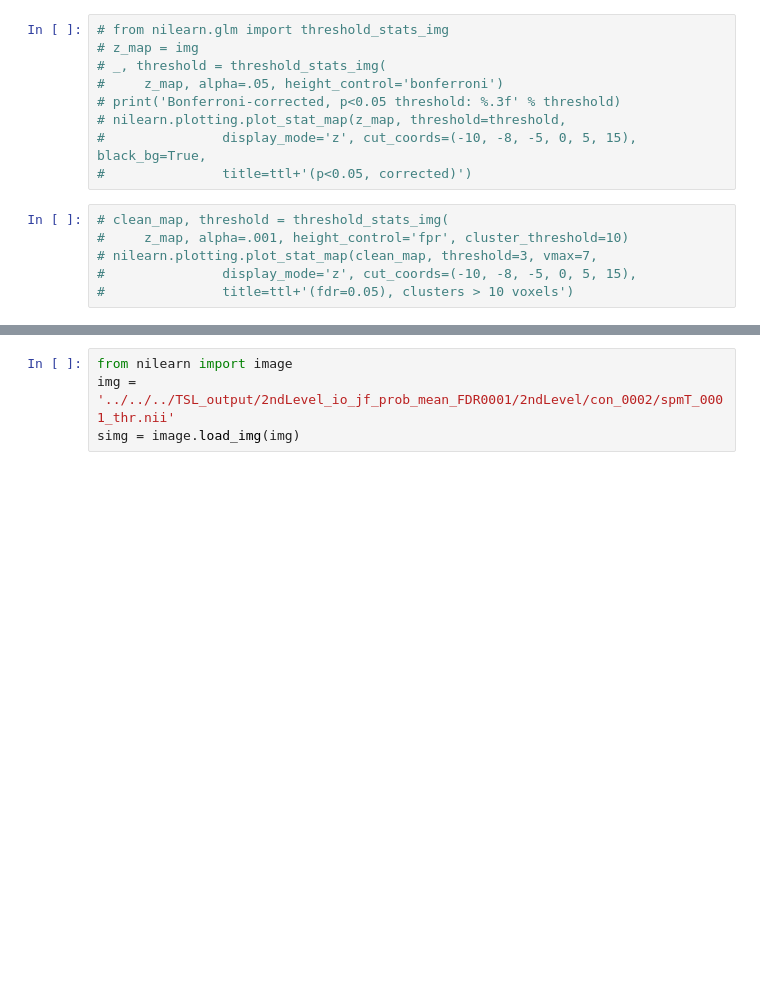
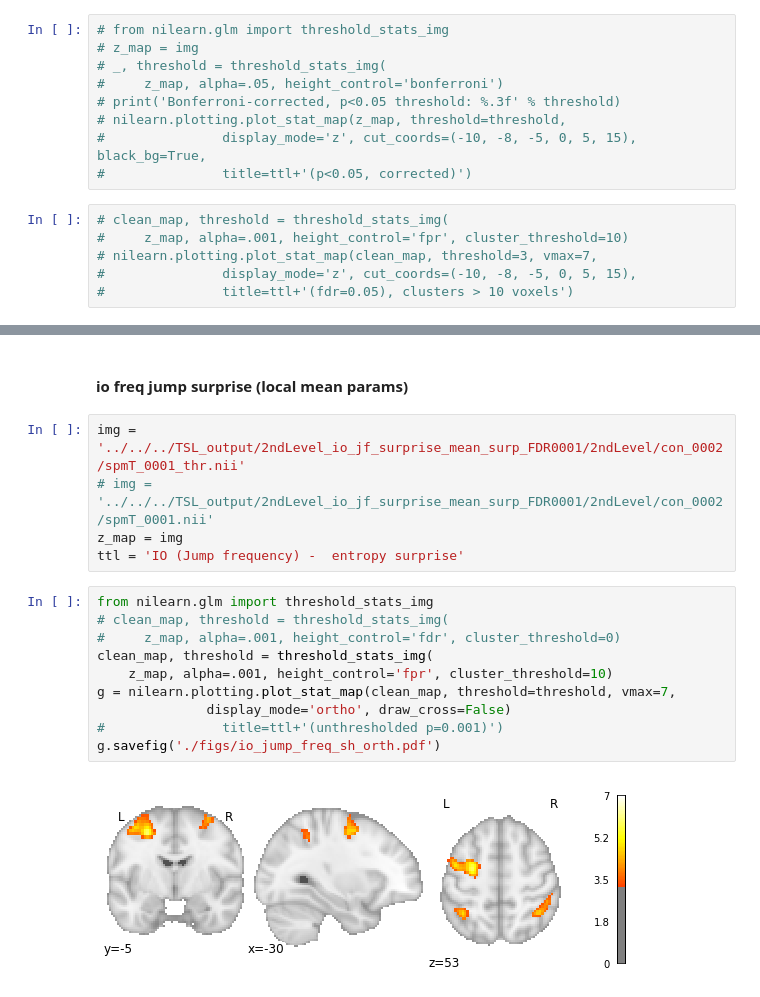
Before and after one commit to syzhang/tsl_hbi, a Jupyter notebook: imaging_plot/visualise.ipynb, the cells around one changed output, grey strips where cells are left out. Saved outputs shown, nothing was run; the diff lists cells and outputs as text; blank space fills up the shorter version.

```diff
--- a/imaging_plot/visualise.ipynb
+++ b/imaging_plot/visualise.ipynb
@@ -494,6 +512,21 @@ print(table.to_latex())
 \bottomrule
 \end{tabular}
-# %%
-from nilearn import image
-img = '../../../TSL_output/2ndLevel_io_jf_prob_mean_FDR0001/2ndLevel/con_0002/spmT_0001_thr.nii'
-simg = image.load_img(img)
+# %% [markdown]
+#### io freq jump surprise (local mean params)
+# %%
+img = '../../../TSL_output/2ndLevel_io_jf_surprise_mean_surp_FDR0001/2ndLevel/con_0002/spmT_0001_thr.nii'
+# img = '../../../TSL_output/2ndLevel_io_jf_surprise_mean_surp_FDR0001/2ndLevel/con_0002/spmT_0001.nii'
+z_map = img
+ttl = 'IO (Jump frequency) -  entropy surprise'
+# %%
+from nilearn.glm import threshold_stats_img
+# clean_map, threshold = threshold_stats_img(
+#     z_map, alpha=.001, height_control='fdr', cluster_threshold=0)
+clean_map, threshold = threshold_stats_img(
+    z_map, alpha=.001, height_control='fpr', cluster_threshold=10)
+g = nilearn.plotting.plot_stat_map(clean_map, threshold=threshold, vmax=7,
+              display_mode='ortho', draw_cross=False)
+#               title=ttl+'(unthresholded p=0.001)')
+g.savefig('./figs/io_jump_freq_sh_orth.pdf')
+# %% [output]
+[figure, added]
```
Also changed, not shown: parts of 21 cells of this notebook, 10 other files.
